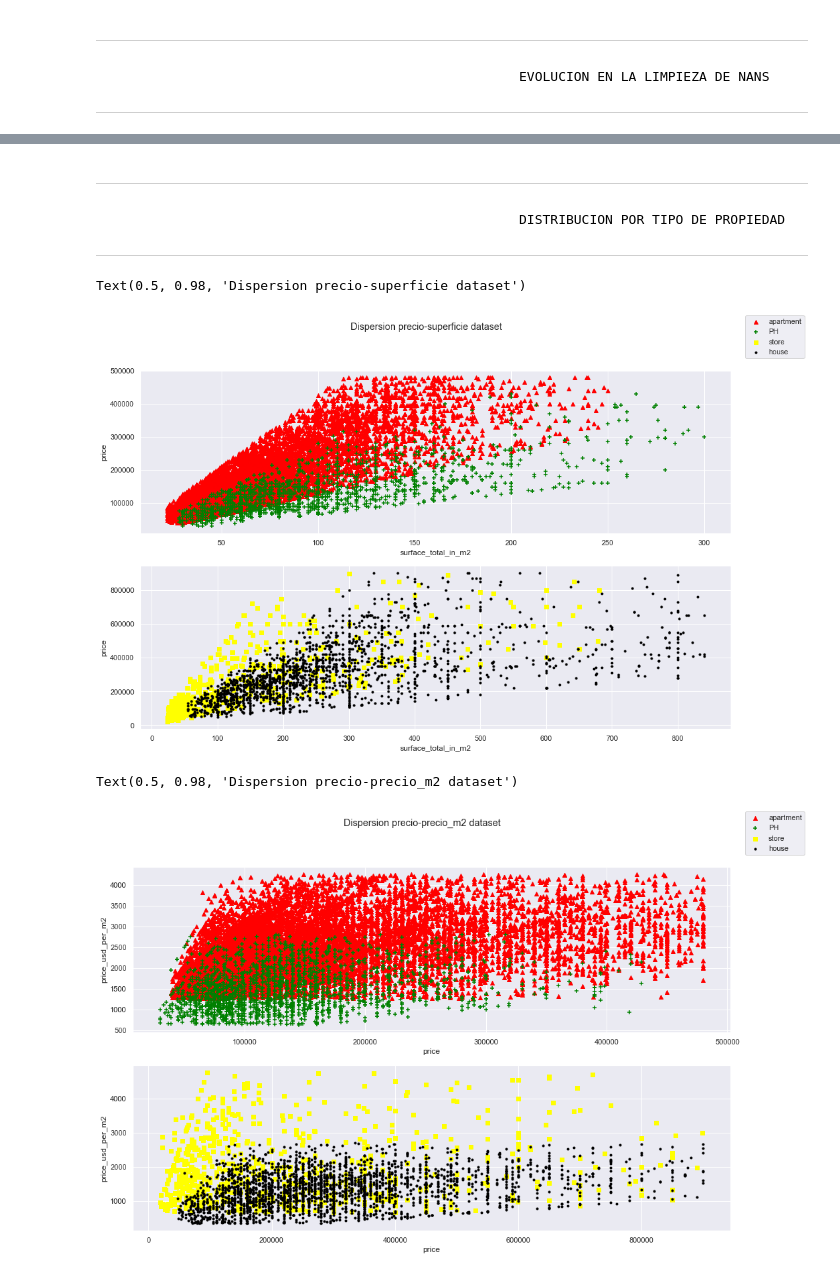
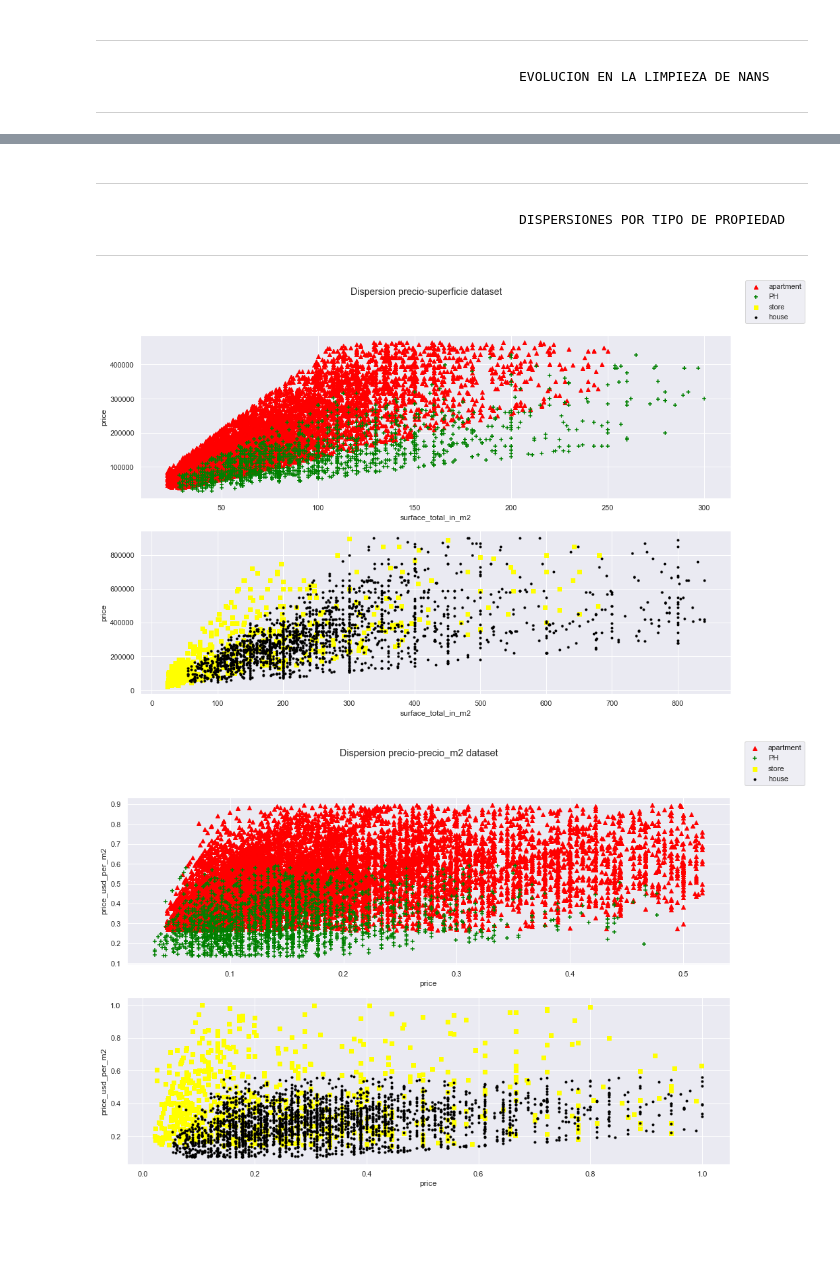
Before and after one commit to grupo4dhds/grupo4_git, a Jupyter notebook: workshop2_G4_main.ipynb, the cells around one changed output, grey strips where cells are left out. Drawn from its saved outputs; the diff is of its cells as text; code cells hidden in the pictures; blank space fills up the shorter version.

```diff
--- a/workshop2_G4_main.ipynb
+++ b/workshop2_G4_main.ipynb
@@ -846,0 +873,10 @@ data
+# %%
+serie_check = pd.Series({'property_type': 'house', 'state_name': 'Córdoba'})
+data = data.append(pd.DataFrame(serie_check).T)
+# la razón es que me queda una state_name sin un value de property_type y me molesta los labels ticks de visualizacion
+
+df = data_info(data, 'data')
+Dicto['data'] = df.to_dict(), data.to_dict()
+
+data.columns.name = 'data'
+data
@@ -862,5 +912,6 @@ data_norm['surface_total_in_m2'] = data['surface_total_in_m2']/data['surface_tot
 data_norm['price'] = data['price']/data['price'].max()
 data_norm['surface_covered_in_m2'] = data['surface_covered_in_m2']/data['surface_covered_in_m2'].max()
 
+data_norm.columns.name = 'data_normalizado'
 data_norm
 # %% [output]
@@ -910,6 +1004,6 @@ fig.legend(numpoints=1);
 # %% [markdown]
 -------------
-                                                        DISTRIBUCION POR TIPO DE PROPIEDAD
+                                                        DISPERSIONES POR TIPO DE PROPIEDAD
 --------------------------
 # %%
 sns.set()
@@ -934,30 +1028,28 @@ ax[1].set(xlabel='surface_total_in_m2', ylabel='price')
 
 fig.suptitle('Dispersion precio-superficie dataset');
 # %% [output]
-Text(0.5, 0.98, 'Dispersion precio-superficie dataset')
-[figure, old version]
+[figure, new version]
 # %%
 sns.set()
-mask_1 = data.property_type == 'apartment'
-mask_2 = data.property_type == 'PH'
-mask_3 = data.property_type == 'house'
-mask_4 = data.property_type == 'store'
+mask_1 = data_norm.property_type == 'apartment'
+mask_2 = data_norm.property_type == 'PH'
+mask_3 = data_norm.property_type == 'house'
+mask_4 = data_norm.property_type == 'store'
 
 
 fig, ax = plt.subplots(nrows=2, ncols=1, figsize=(16,10))
 
 
-ax[0].scatter(data.loc[mask_1].price, data.loc[mask_1].price_usd_per_m2, marker='^', color='red', label='apartment')
-ax[0].scatter(data.loc[mask_2].price, data.loc[mask_2].price_usd_per_m2, marker='+', color='green', label='PH')
-ax[1].scatter(data.loc[mask_4].price, data.loc[mask_4].price_usd_per_m2, marker='s', color='yellow', label='store')
-ax[1].scatter(data.loc[mask_3].price, data.loc[mask_3].price_usd_per_m2, marker='.', color='black', label='house')
+ax[0].scatter(data_norm.loc[mask_1].price, data_norm.loc[mask_1].price_usd_per_m2, marker='^', color='red', label='apartment')
+ax[0].scatter(data_norm.loc[mask_2].price, data_norm.loc[mask_2].price_usd_per_m2, marker='+', color='green', label='PH')
+ax[1].scatter(data_norm.loc[mask_4].price, data_norm.loc[mask_4].price_usd_per_m2, marker='s', color='yellow', label='store')
+ax[1].scatter(data_norm.loc[mask_3].price, data_norm.loc[mask_3].price_usd_per_m2, marker='.', color='black', label='house')
 
 
 fig.legend()
 ax[0].set(xlabel='price', ylabel='price_usd_per_m2')#, xlim= (0, 0.5e6), ylim = (0,4500))
 ax[1].set(xlabel='price', ylabel='price_usd_per_m2')#, xlim = (0, 1e6), ylim=(0,4500))
 
 fig.suptitle('Dispersion precio-precio_m2 dataset');
 # %% [output]
-Text(0.5, 0.98, 'Dispersion precio-precio_m2 dataset')
-[figure, old version]
+[figure, new version]
```
Also changed, not shown: parts of 35 cells of this notebook.
